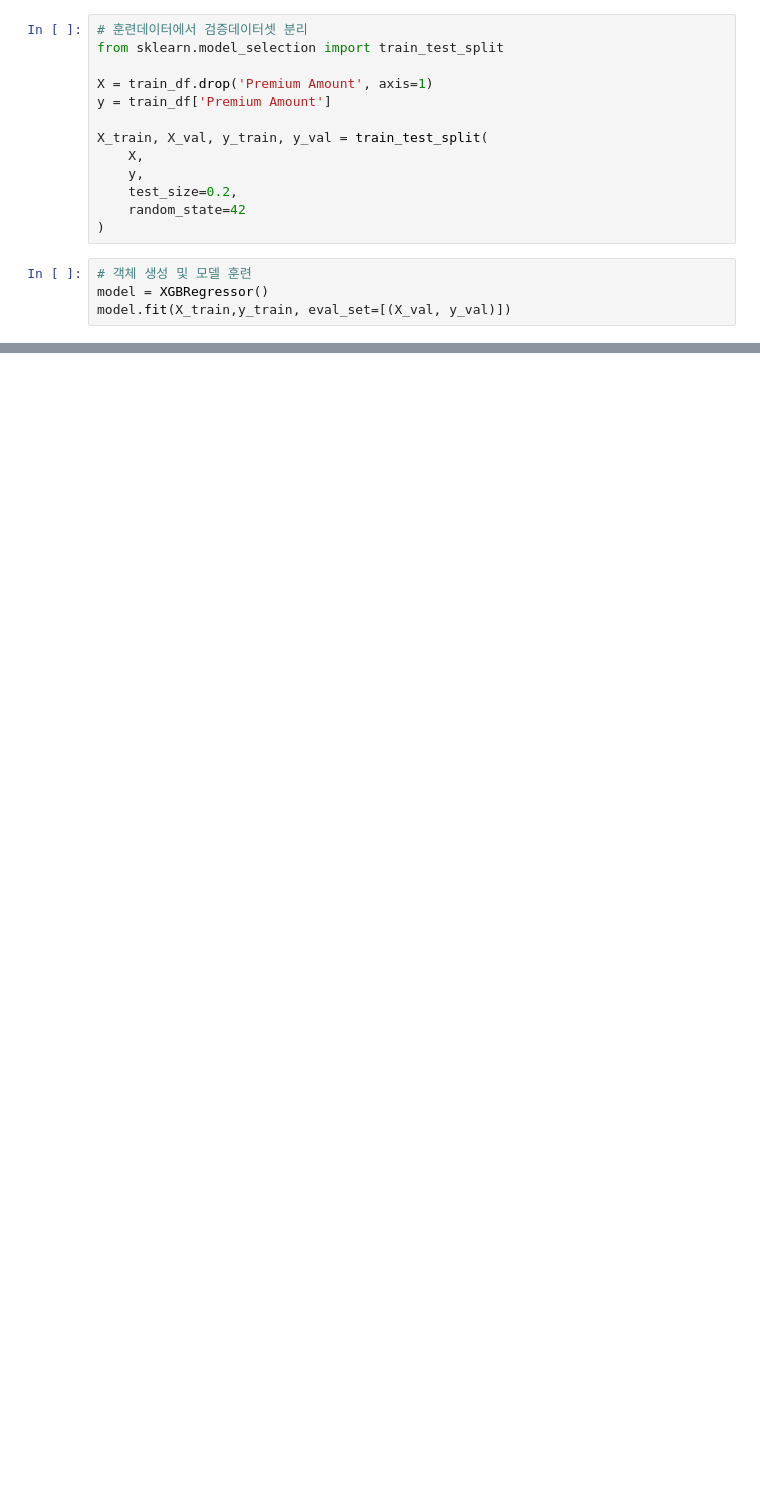
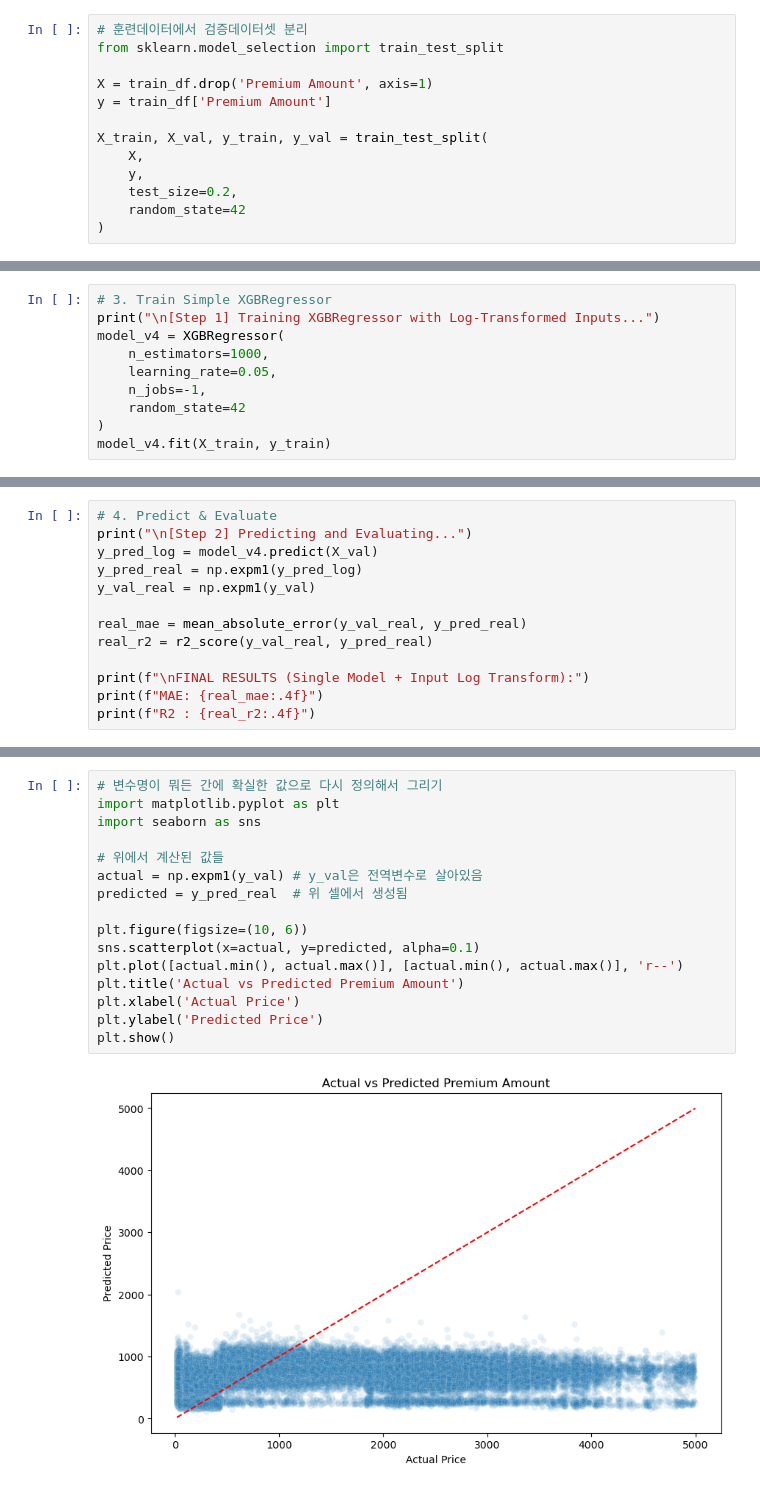
Before and after one commit to Saturn294571/25-2-ML-final-report, a Jupyter notebook: notebooks/xgb_modeling.ipynb, the cells around one changed output, grey strips where cells are left out. Drawn from its saved outputs; the diff is of its cells as text; blank space fills up the shorter version.

```diff
--- a/notebooks/xgb_modeling.ipynb
+++ b/notebooks/xgb_modeling.ipynb
@@ -32,7 +33,3 @@ X_train, X_val, y_train, y_val = train_test_split(
     test_size=0.2,
     random_state=42
 )
-# %%
-# 객체 생성 및 모델 훈련
-model = XGBRegressor()
-model.fit(X_train,y_train, eval_set=[(X_val, y_val)])
@@ -105,0 +36,10 @@ best_model = grid_search.best_estimator_
+# %%
+# 3. Train Simple XGBRegressor
+print("\n[Step 1] Training XGBRegressor with Log-Transformed Inputs...")
+model_v4 = XGBRegressor(
+    n_estimators=1000,
+    learning_rate=0.05,
+    n_jobs=-1,
+    random_state=42
+)
+model_v4.fit(X_train, y_train)
@@ -105,0 +59,13 @@ best_model = grid_search.best_estimator_
+# %%
+# 4. Predict & Evaluate
+print("\n[Step 2] Predicting and Evaluating...")
+y_pred_log = model_v4.predict(X_val)
+y_pred_real = np.expm1(y_pred_log)
+y_val_real = np.expm1(y_val)
+
+real_mae = mean_absolute_error(y_val_real, y_pred_real)
+real_r2 = r2_score(y_val_real, y_pred_real)
+
+print(f"\nFINAL RESULTS (Single Model + Input Log Transform):")
+print(f"MAE: {real_mae:.4f}")
+print(f"R2 : {real_r2:.4f}")
@@ -105,0 +78,18 @@ best_model = grid_search.best_estimator_
+# %%
+# 변수명이 뭐든 간에 확실한 값으로 다시 정의해서 그리기
+import matplotlib.pyplot as plt
+import seaborn as sns
+
+# 위에서 계산된 값들
+actual = np.expm1(y_val) # y_val은 전역변수로 살아있음
+predicted = y_pred_real  # 위 셀에서 생성됨
+
+plt.figure(figsize=(10, 6))
+sns.scatterplot(x=actual, y=predicted, alpha=0.1)
+plt.plot([actual.min(), actual.max()], [actual.min(), actual.max()], 'r--')
+plt.title('Actual vs Predicted Premium Amount')
+plt.xlabel('Actual Price')
+plt.ylabel('Predicted Price')
+plt.show()
+# %% [output]
+[figure, added]
```
Also changed, not shown: parts of 10 cells of this notebook, 4 other files.
